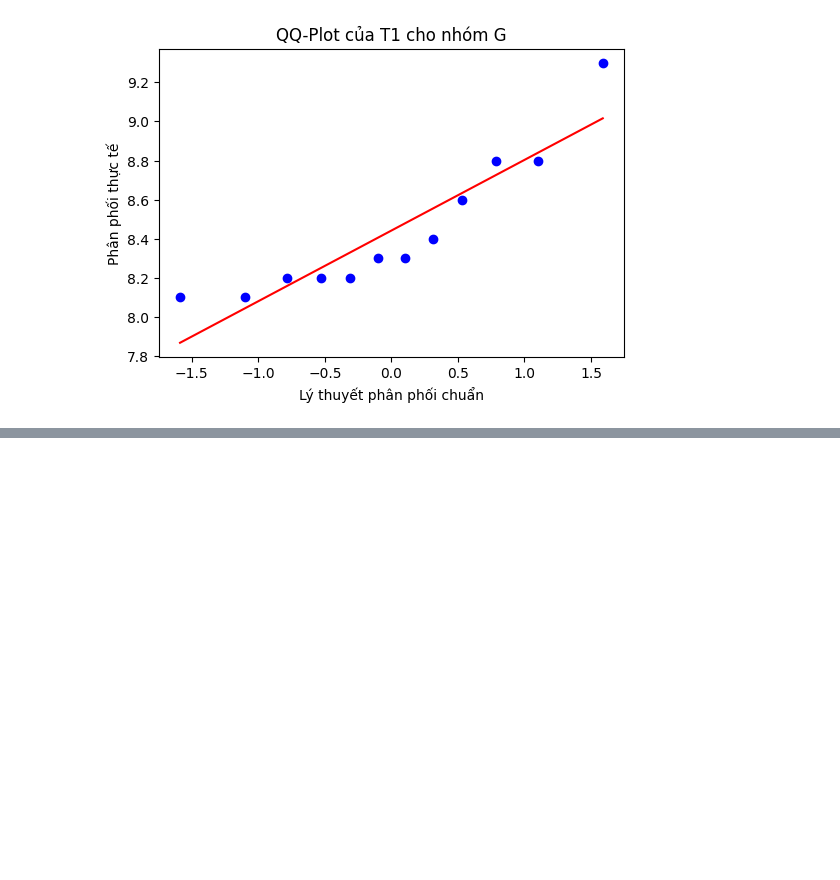
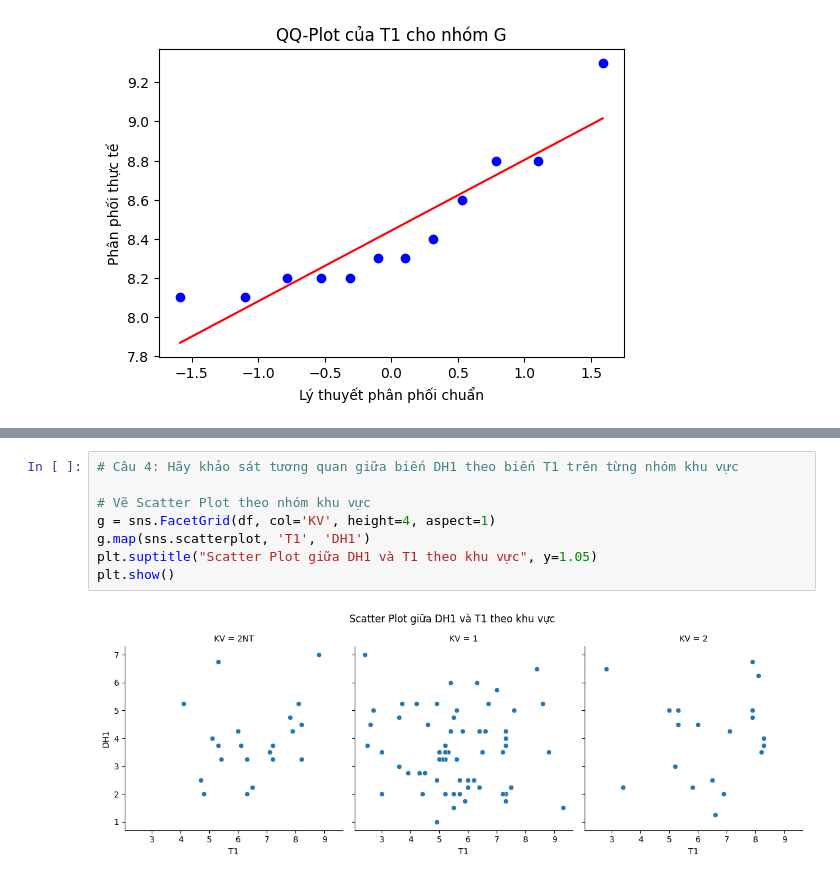
Before and after one commit to Thinh065/Thinh065-PhanTichDuLieunHocSau, a Jupyter notebook: lap2.ipynb, the cells around one changed output, grey strips where cells are left out. Cells and saved outputs as stored; diff of their text form; blank space fills up the shorter version.

```diff
--- a/lap2.ipynb
+++ b/lap2.ipynb
@@ -794,0 +813,10 @@ for group in labels:
+# %%
+# Câu 4: Hãy khảo sát tương quan giữa biến DH1 theo biến T1 trên từng nhóm khu vực
+
+# Vẽ Scatter Plot theo nhóm khu vực
+g = sns.FacetGrid(df, col='KV', height=4, aspect=1)
+g.map(sns.scatterplot, 'T1', 'DH1')
+plt.suptitle("Scatter Plot giữa DH1 và T1 theo khu vực", y=1.05)
+plt.show()
+# %% [output]
+[figure, added]
```
Also changed, not shown: parts of 2 cells of this notebook.
